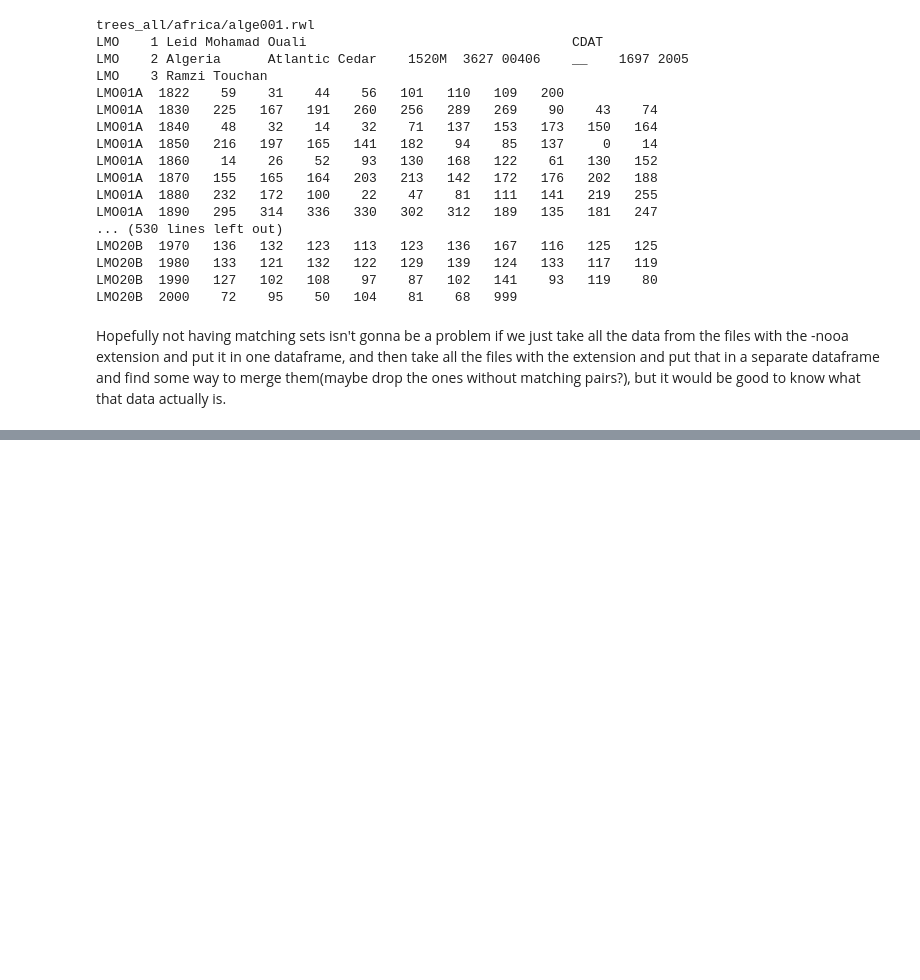
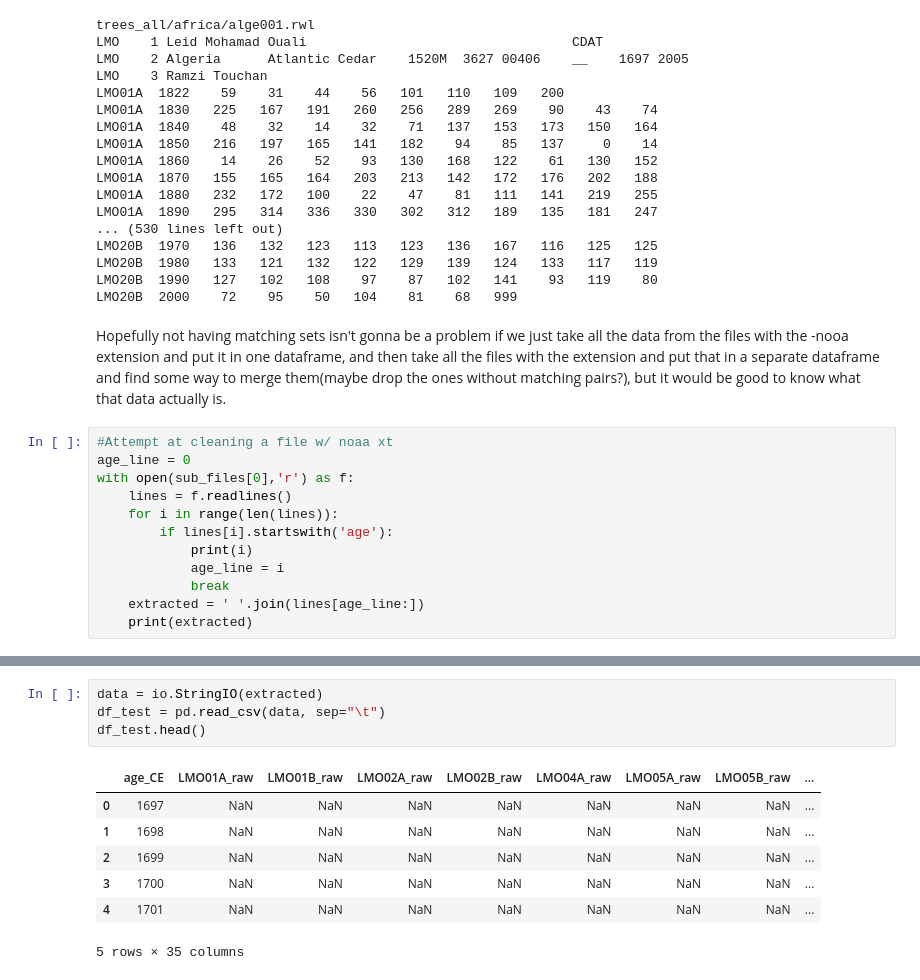
Before and after one commit to p-ai-org/p-climate, a Jupyter notebook: tree_cleaning.ipynb, the cells around one changed output, grey strips where cells are left out. Cells and saved outputs as stored; diff of their text form; blank space fills up the shorter version.

```diff
--- a/tree_cleaning.ipynb
+++ b/tree_cleaning.ipynb
@@ -81,3 +83,15 @@ LMO20B  1990   127   102   108    97    87   102   141    93   119    80
 LMO20B  2000    72    95    50   104    81    68   999
 # %% [markdown]
 Hopefully not having matching sets isn't gonna be a problem if we just take all the data from the files with the -nooa extension and put it in one dataframe, and then take all the files with the extension and put that in a separate dataframe and find some way to merge them(maybe drop the ones without matching pairs?), but it would be good to know what that data actually is.
+# %%
+#Attempt at cleaning a file w/ noaa xt
+age_line = 0
+with open(sub_files[0],'r') as f:
+    lines = f.readlines()
+    for i in range(len(lines)):
+        if lines[i].startswith('age'):
+            print(i)
+            age_line = i
+            break
+    extracted = ' '.join(lines[age_line:])
+    print(extracted)
@@ -83,0 +116,12 @@ Hopefully not having matching sets isn't gonna be a problem if we just take all
+# %%
+data = io.StringIO(extracted)
+df_test = pd.read_csv(data, sep="\t")
+df_test.head()
+# %% [output]
+|  | age_CE | LMO01A_raw | LMO01B_raw | LMO02A_raw | LMO02B_raw | LMO04A_raw | LMO05A_raw | LMO05B_raw | ... |
+| 0 | 1697 | NaN | NaN | NaN | NaN | NaN | NaN | NaN | ... |
+| 1 | 1698 | NaN | NaN | NaN | NaN | NaN | NaN | NaN | ... |
+| 2 | 1699 | NaN | NaN | NaN | NaN | NaN | NaN | NaN | ... |
+| 3 | 1700 | NaN | NaN | NaN | NaN | NaN | NaN | NaN | ... |
+| 4 | 1701 | NaN | NaN | NaN | NaN | NaN | NaN | NaN | ... |
+5 rows × 35 columns
```
Also changed, not shown: parts of 5 cells of this notebook.
